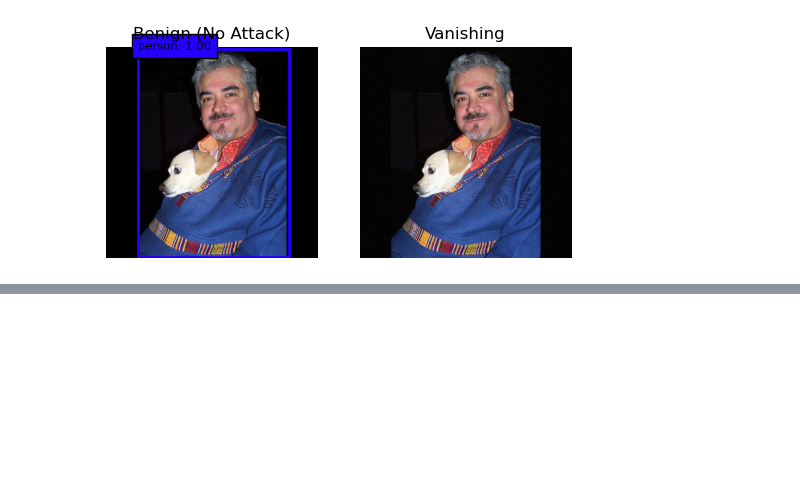
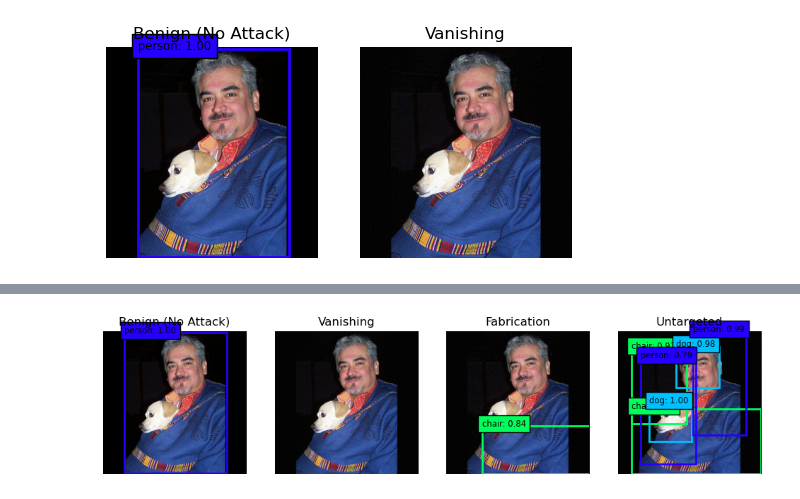
Before and after one commit to zacharyyahn/AFOG, a Jupyter notebook: visualize_attacks.ipynb, the cells around one changed output, grey strips where cells are left out. Cells and saved outputs as stored; diff of their text form; code cells hidden in the pictures; blank space fills up the shorter version.

```diff
--- a/visualize_attacks.ipynb
+++ b/visualize_attacks.ipynb
@@ -124,0 +44,79 @@ visualize_perts('dataset/VOCdevkit/VOC2007/JPEGImages/000001.jpg')
+# %%
+def visualize_perts(path):
+    n_iter=10
+    eps=8/255.
+    eps_iter=2/255.
+
+    input_image = Image.open(fpath)
+    x_query, x_meta = letterbox_image_padded(input_img, size=detector.model_img_size)
+    detections_query = detector.detect(x_query, conf_threshold=detector.confidence_thresh_default)
+
+    x_adv_vanish = tog_vanishing(detector, x_query, n_iter=n_iter, eps=eps, eps_iter=eps_iter)
+    detections_adv_vanish = detector.detect(x_adv_vanish, conf_threshold=detector.confidence_thresh_default)
+    pert_vanish = x_query - x_adv_vanish
+
+    x_adv_fab = tog_fabrication(detector, x_query, eps=eps, eps_iter=eps_iter)
+    detections_adv_fab = detector.detect(x_adv_fab, conf_threshold=detector.confidence_thresh_default)
+    pert_fab = x_query - x_adv_fab
+
+    x_adv_untarget = tog_untargeted(detector, x_query, eps=eps, eps_iter=eps_iter)
+    detections_adv_untarget = detector.detect(x_adv_untarget, conf_threshold=detector.confidence_thresh_default)
+    pert_untarget = x_query - x_adv_untarget
+
+    visualize_detections({'Benign (No Attack)': (x_query, detections_query, detector.model_img_size, detector.classes),
+                         'Vanishing': (x_adv_vanish, detections_adv_vanish, detector.model_img_size, detector.classes),
+                         'Fabrication': (x_adv_fab, detections_adv_fab, detector.model_img_size, detector.classes),
+                         'Untargeted': (x_adv_untarget, detections_adv_untarget, detector.model_img_size, detector.classes)})
+
+    fig, ax = plt.subplots(nrows=1, ncols=3, figsize=(10, 10))
+    for a in ax.flat:
+        a.set_axis_off()
+    ax[0].matshow(pert_vanish.squeeze()[:, :, 0])
+    ax[0].set_title("Vanishing")
+    ax[1].matshow(pert_fab.squeeze()[:, :, 0])
+    ax[1].set_title("Fabrication")
+    ax[2].matshow(pert_untarget.squeeze()[:, :, 0])
+    ax[2].set_title("Untargeted")
+    plt.show()
+
+    fig, ax = plt.subplots(nrows=1, ncols=3, figsize=(10, 2))
+#     for a in ax.flat:
+#         a.set_axis_off()
+    ax[0].hist(pert_vanish.flatten(), bins=50)
+    ax[0].set_title("Vanishing")
+    ax[1].hist(pert_fab.flatten(), bins=50)
+    ax[1].set_title("Fabrication")
+    ax[2].hist(pert_untarget.flatten(), bins=50)
+    ax[2].set_title("Untargeted")
+    plt.show()
+
+    fig, ax = plt.subplots(nrows=1, ncols=3, figsize=(10, 10))
+    for a in ax.flat:
+        a.set_axis_off()
+    ax[0].matshow(pert_vanish.squeeze()[:, :, 0] - pert_fab.squeeze()[:, :, 0])
+    ax[0].set_title("Vanishing - Fabrication")
+    ax[1].matshow(pert_fab.squeeze()[:, :, 0] - pert_untarget.squeeze()[:, :, 0])
+    ax[1].set_title("Fabrication - Untargeted")
+    ax[2].matshow(pert_untarget.squeeze()[:, :, 0] - pert_vanish.squeeze()[:, :, 0])
+    ax[2].set_title("Untargeted - Vanishing")
+    plt.show()
+
+    fig, ax = plt.subplots(nrows=1, ncols=3, figsize=(10, 2))
+#     for a in ax.flat:
+#         a.set_axis_off()
+    ax[0].hist((pert_vanish - pert_fab).flatten(), bins=50)
+    ax[0].set_title("Vanishing")
+    ax[1].hist((pert_fab - pert_untarget).flatten(), bins=50)
+    ax[1].set_title("Fabrication")
+    ax[2].hist((pert_untarget - pert_vanish).flatten(), bins=50)
+    ax[2].set_title("Untargeted")
+    plt.show()
+
+
+visualize_perts('dataset/VOCdevkit/VOC2007/JPEGImages/000001.jpg')
+# pert = x_adv - x_query
+# plt.matshow(pert.squeeze()[:, :, 2])
+# plt.show()
+# plt.hist(pert.flatten())
+# plt.show()
+# %% [output]
@@ -124,0 +124 @@ visualize_perts('dataset/VOCdevkit/VOC2007/JPEGImages/000001.jpg')
+[figure, added]
```
Also changed, not shown: parts of 2 cells of this notebook.
